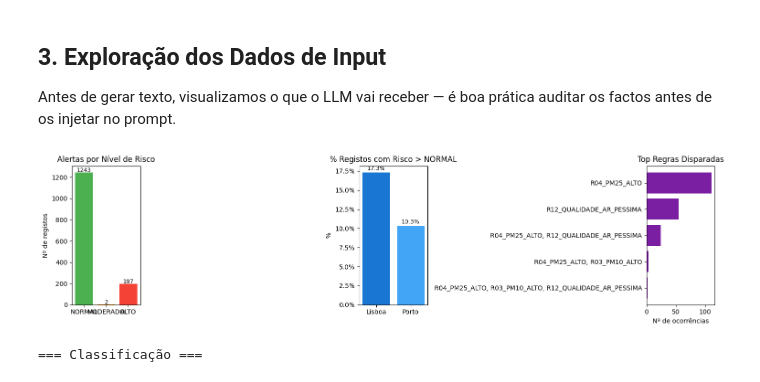
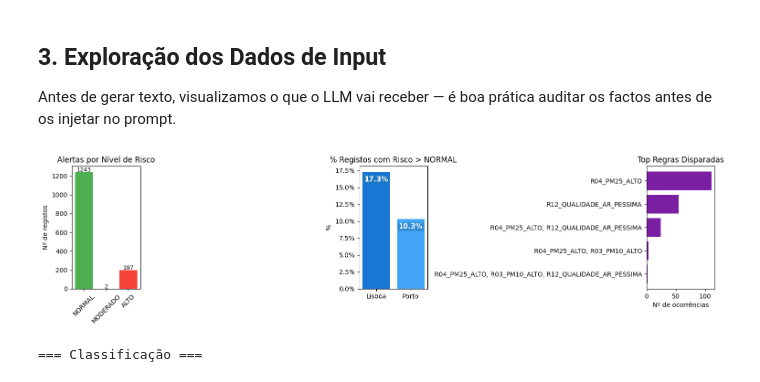
Before and after one commit to FederEx18/IIA_Project, a Jupyter notebook: Module_3/gen_report.ipynb, the cells around one changed output. Cells and saved outputs as stored; diff of their text form; code cells hidden in the pictures.

```diff
--- a/Module_3/gen_report.ipynb
+++ b/Module_3/gen_report.ipynb
@@ -120,34 +125,40 @@ fig, axes = plt.subplots(1, 3, figsize=(15, 4))
 level_order = ["NORMAL", "MODERADO", "ALTO"]
 levels = facts.alerts_by_level
 counts = [levels.get(l, 0) for l in level_order]
 colors = ["#4caf50", "#ff9800", "#f44336"]
 axes[0].bar(level_order, counts, color=colors)
+axes[0].tick_params(axis="x", rotation=45) # labels inclinados para melhor leitura
 axes[0].set_title("Alertas por Nível de Risco")
 axes[0].set_ylabel("Nº de registos")
 for i, v in enumerate(counts):
     axes[0].text(i, v + 5, str(v), ha="center", fontsize=9)
 
 # --- Gráfico 2: % alertas por cidade ---
 cities = list(facts.pct_alerts_by_city.keys())
 pcts   = list(facts.pct_alerts_by_city.values())
 axes[1].bar(cities, pcts, color=["#1976d2", "#42a5f5"])
 axes[1].set_title("% Registos com Risco > NORMAL")
 axes[1].set_ylabel("%")
 axes[1].yaxis.set_major_formatter(mticker.PercentFormatter(xmax=100))
 for i, v in enumerate(pcts):
-    axes[1].text(i, v + 0.3, f"{v:.1f}%", ha="center", fontsize=9)
+    y_label = max(v - 0.6, 0.2)  # mantém o valor dentro da barra, próximo do topo
+    axes[1].text(
+        i, y_label, f"{v:.1f}%", ha="center", va="top",
+        fontsize=11, fontweight="bold", color="white",
+        bbox={"edgecolor": "none", "alpha": 0.55, "pad": 1.2}
+    )
 
 # --- Gráfico 3: Top regras disparadas ---
 top_rules = facts.top_rules[:5]
 rule_ids  = [r["id"] for r in top_rules]
 rule_cnts = [r["count"] for r in top_rules]
 axes[2].barh(rule_ids[::-1], rule_cnts[::-1], color="#7b1fa2")
 axes[2].set_title("Top Regras Disparadas")
 axes[2].set_xlabel("Nº de ocorrências")
 
 plt.tight_layout()
 plt.show()
 # %% [output]
-[figure, old version]
+[figure, new version]
 # %%
 # Tabela de métricas dos modelos
```
Also changed, not shown: parts of 13 cells of this notebook, 5 other files.
